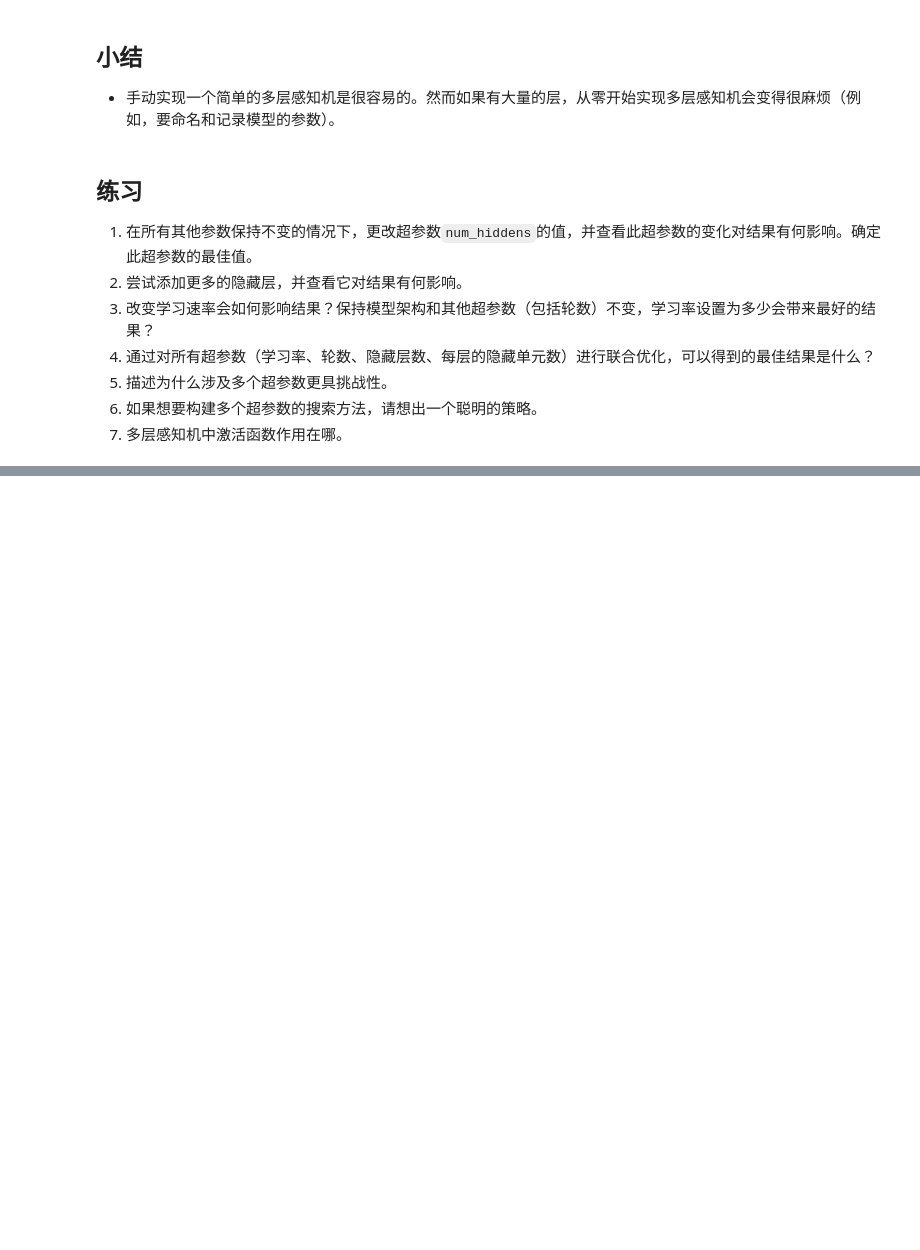
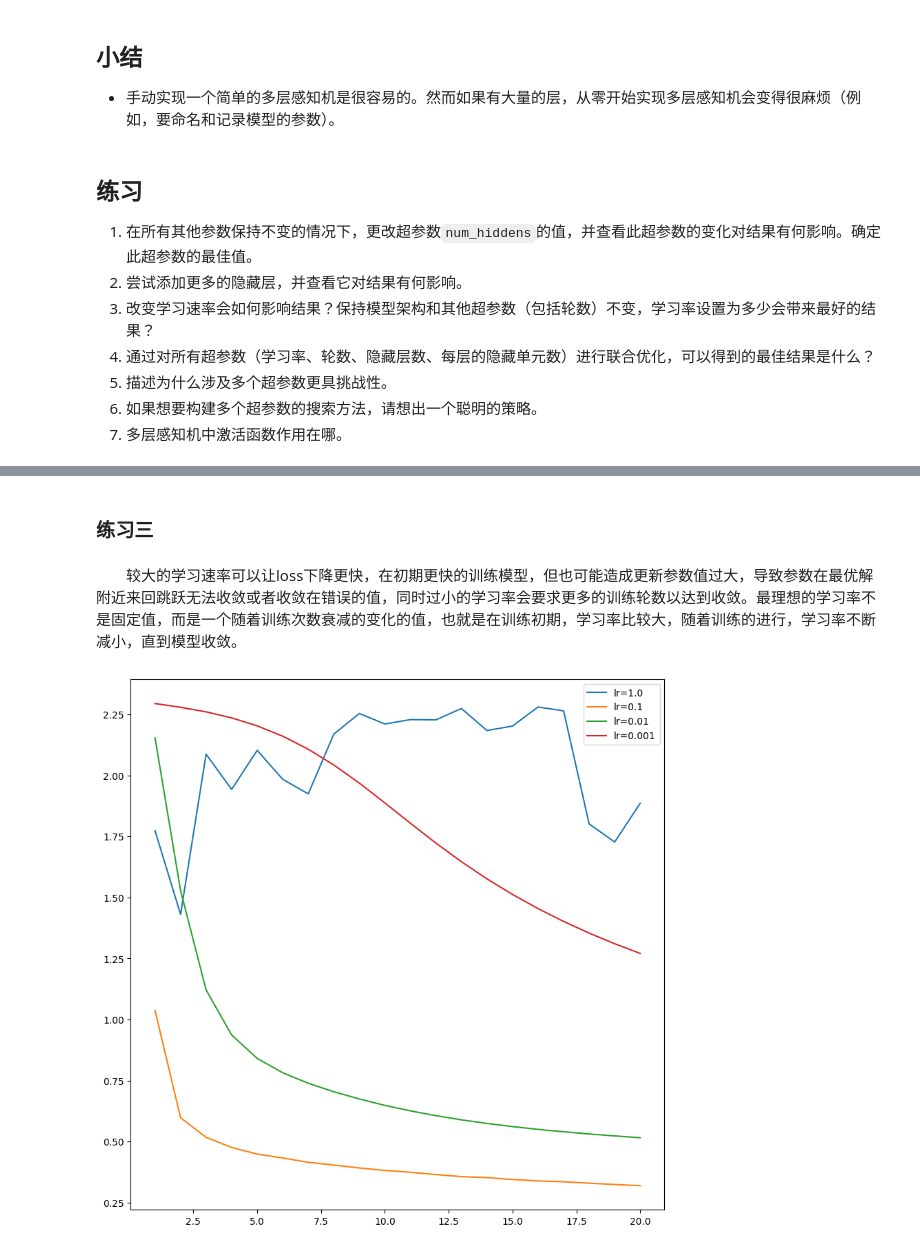
Before and after one commit to lixinjie97/Deep_learning_tutorial, a Jupyter notebook: 03.multilayer-perceptrons/03.mlp_scratch.ipynb, the cells around one changed output, grey strips where cells are left out. Drawn from its saved outputs; the diff is of its cells as text; code cells hidden in the pictures; blank space fills up the shorter version.

```diff
--- a/03.multilayer-perceptrons/03.mlp_scratch.ipynb
+++ b/03.multilayer-perceptrons/03.mlp_scratch.ipynb
@@ -103,0 +110,14 @@ d2l.predict_ch3(net, test_iter)
+# %%
+import torch
+from d2l import torch as d2l
+from torch import nn
+
+train_iter, test_iter = d2l.load_data_fashion_mnist(256, resize=None)
+
+def initweight4_2_1(num_inputs=784, num_outputs=10, num_hiddens=256):
+    W1 = nn.Parameter(torch.randn(num_inputs, num_hiddens, requires_grad=True) * 0.01)
+    b1 = nn.Parameter(torch.zeros(num_hiddens, requires_grad=True))
+    W2 = nn.Parameter(torch.randn(num_hiddens, num_outputs, requires_grad=True) * 0.01)
+    b2 = nn.Parameter(torch.zeros(num_outputs, requires_grad=True))
+    params = [W1, b1, W2, b2]
+    return W1, b1, W2, b2, params
@@ -103,0 +217,49 @@ d2l.predict_ch3(net, test_iter)
+# %% [markdown]
+### 练习三
+# %% [markdown]
+&emsp;&emsp;较大的学习速率可以让loss下降更快，在初期更快的训练模型，但也可能造成更新参数值过大，导致参数在最优解附近来回跳跃无法收敛或者收敛在错误的值，同时过小的学习率会要求更多的训练轮数以达到收敛。最理想的学习率不是固定值，而是一个随着训练次数衰减的变化的值，也就是在训练初期，学习率比较大，随着训练的进行，学习率不断减小，直到模型收敛。
+# %%
+import torch
+from d2l import torch as d2l
+from torch import nn
+
+listlr = [1.0, 0.1, 0.01, 0.001]
+train_iter, test_iter = d2l.load_data_fashion_mnist(256, resize=None)
+num_epochs=20
+d2l.plt.figure(figsize=(10, 10))
+
+def initweight4_2_1(num_inputs=784, num_outputs=10, num_hiddens=256):
+    W1 = nn.Parameter(torch.randn(num_inputs, num_hiddens, requires_grad=True) * 0.01)
+    b1 = nn.Parameter(torch.zeros(num_hiddens, requires_grad=True))
+    W2 = nn.Parameter(torch.randn(num_hiddens, num_outputs, requires_grad=True) * 0.01)
+    b2 = nn.Parameter(torch.zeros(num_outputs, requires_grad=True))
+    params = [W1, b1, W2, b2]
+    return W1, b1, W2, b2, params
+
+for lr in listlr:
+    num_inputs=784; num_outputs=10; num_hiddens = 256;
+    W1,b1,W2,b2, params=initweight4_2_1()
+    updater = torch.optim.SGD(params, lr=lr)
+    loss = nn.CrossEntropyLoss(reduction='none')
+    epoch_loss=[]
+    def relu(X):
+        a = torch.zeros_like(X)
+        return torch.max(X, a)
+    def net(X):
+        X = X.reshape((-1, num_inputs))
+        H = relu(X@W1 + b1)  # 这里“@”代表矩阵乘法
+        return (H@W2 + b2)
+
+    for epoch in range(num_epochs):
+        train_metrics = d2l.train_epoch_ch3(net, train_iter, loss, updater)
+        test_acc = d2l.evaluate_accuracy(net, test_iter)
+
+
+        epoch_loss.append(train_metrics[0])
+    train_loss, train_acc = train_metrics
+    d2l.plt.plot(range(1,num_epochs+1), epoch_loss,label= (f'lr={lr}') )
+
+d2l.plt.legend()  # 显示图例
+d2l.plt.show()  # 显示图像
+# %% [output]
+[figure, added]
```
Also changed, not shown: parts of 19 cells of this notebook.
